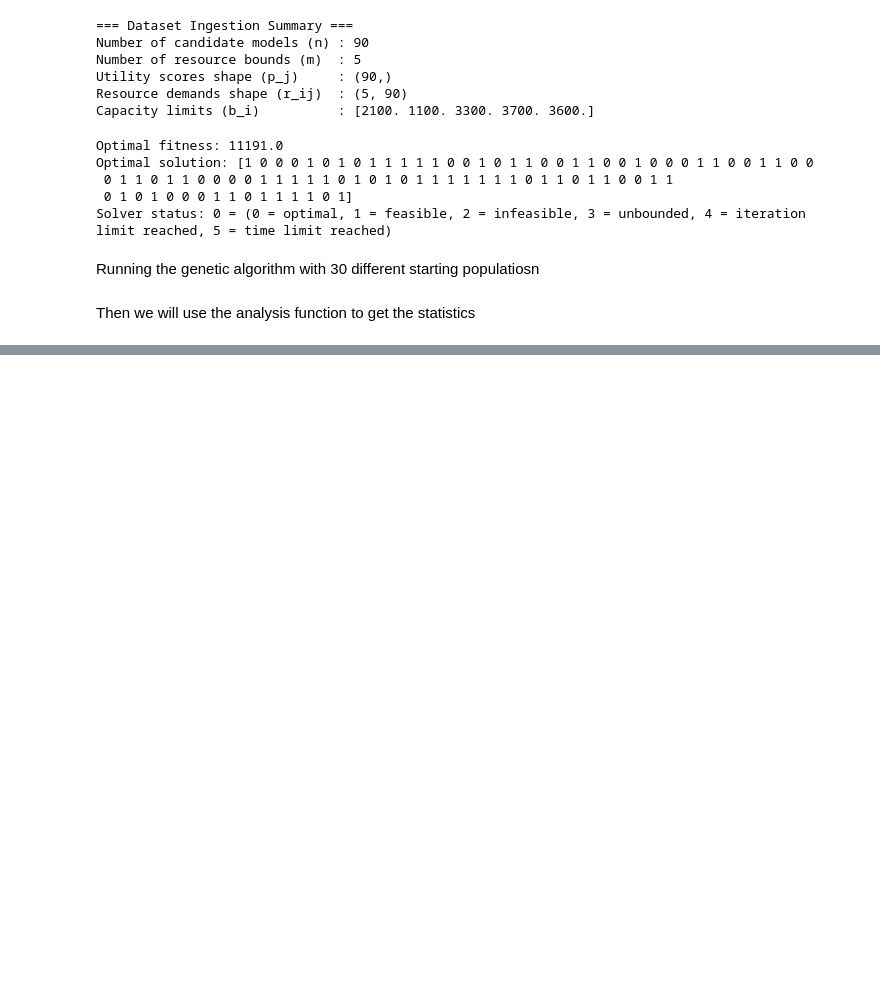
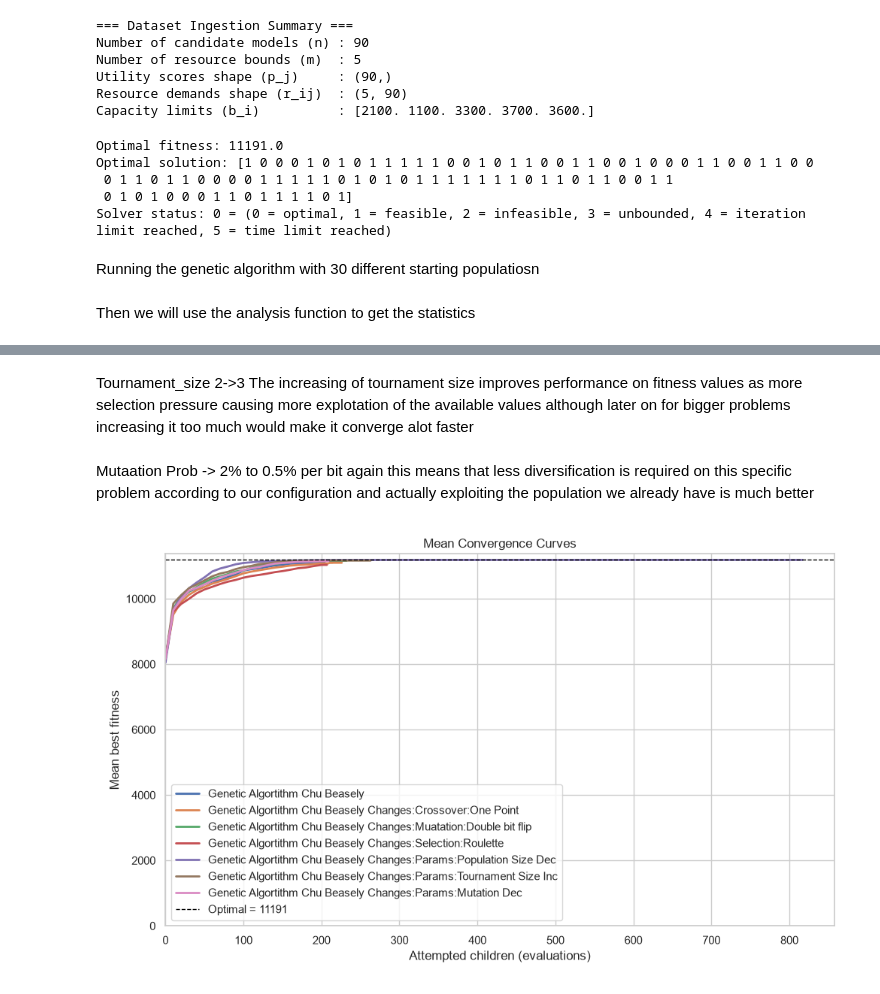
Before and after one commit to Aazm-0/university-assigments, a Jupyter notebook: metahuristics/notebooks/assigments_part2.1.ipynb, the cells around one changed output, grey strips where cells are left out. Drawn from its saved outputs; the diff is of its cells as text; code cells hidden in the pictures; blank space fills up the shorter version.

Commit message:
Different constraints and muations testeed

```diff
--- a/metahuristics/notebooks/assigments_part2.1.ipynb
+++ b/metahuristics/notebooks/assigments_part2.1.ipynb
@@ -264,8 +366,10 @@ def genetic_algorithm(initial_population,utilities,demands,capacities,params,rng
 
     # Component arguments
     mutation_prob = params["mutation_probability"]
-    tournament_size = params.get("tournament_size", 2)
-    parent_size = params["parents_size"]
+    selection_params = params.get("selection_params", {})
+    parent_size = params.get("parents_size", 2)
+    if parent_size < 2:
+        raise ValueError("parents_size must be at least 2 for crossover")
     target_accepted_children = params["target_accepted_children"]
     population_size = params.get("population_size",90)
 
@@ -276,7 +380,7 @@ def genetic_algorithm(initial_population,utilities,demands,capacities,params,rng
         population = initial_population.copy()
 
     # We should not store 1000000 iterations of objects we will store it in itervals
-    history_interval = 1000
+    history_interval = 10
 
     # Initial fitness
     population_fitness = population @ utilities
@@ -290,24 +394,35 @@ def genetic_algorithm(initial_population,utilities,demands,capacities,params,rng
         "attempted_children": [0],
         "best_solution" : [best_solution.copy()],
         "best_fitness" : [best_fitness],
-        "population" : [population.copy()]
+        # "population" : [population.copy()]
     }
 
     multipliers_linporg = calculate_multipliers(utilities,demands,capacities)
+    add_drop_orders = prepare_add_drop_orders(
+        utilities,demands,multipliers_linporg
+    )
     # Children
     accepted = 0
     attempted = 0
     duplicates = 0
 
     while not termination_boolean(accepted,target_accepted_children):
-        parents = selection_func(population,population_fitness,rng, tournament_size,parent_size)
+        parents = selection_func(
+            population,
+            population_fitness,
+            rng,
+            n_parents=parent_size,
+            **selection_params,
+        )
         parent1 = population[parents[0]]
         parent2 = population[parents[1]]
 
         child = crossover_func(parent1,parent2,rng)
         mutated_child = mutation_func(child,rng,mutation_prob)
 
-        constraint_handled_child = constraint_handler_func(mutated_child,utilities,demands,capacities,multipliers_linporg)
+        constraint_handled_child = constraint_handler_func(
+            mutated_child,demands,capacities,add_drop_orders
+        )
         attempted += 1
 
         is_population_changed,new_population = replacement_func(constraint_handled_child,population,utilities)
@@ -327,7 +442,7 @@ def genetic_algorithm(initial_population,utilities,demands,capacities,params,rng
             step_history["attempted_children"].append(attempted)
             step_history["best_solution"].append(best_solution.copy())
             step_history["best_fitness"].append(best_fitness)
-            step_history["population"].append(population.copy())
+            # step_history["population"].append(population.copy())
 
     # It stores at intervals but we need the final value
     if attempted % history_interval != 0:
@@ -335,7 +450,7 @@ def genetic_algorithm(initial_population,utilities,demands,capacities,params,rng
         step_history["attempted_children"].append(attempted)
         step_history["best_solution"].append(best_solution.copy())
         step_history["best_fitness"].append(best_fitness)
-        step_history["population"].append(population.copy())
+        # step_history["population"].append(population.copy())
 
     elapsed_time = time.perf_counter() - start
 
@@ -570,6 +855,11 @@ results_chu = run_multiple_times(
     params=[
         ga_config_chu_beasely,
         ga_config_chu_beasely_onepoint_crossover,
+        ga_config_chu_beasely_double_bit_muatation,
+        ga_config_chu_beasely_selection_roulette,
+        ga_config_chu_beasely_params_population_size_decinc,
+        ga_config_chu_beasely_params_tournament_size,
+        ga_config_chu_beasely_params_mutation_prob
     ],
     seed=42
 )
@@ -618,0 +922,11 @@ Best gap: 0.0
+# %% [markdown]
+Tournament_size 2->3 The increasing of tournament size improves performance on fitness values
+as more selection pressure causing more explotation of the available values although later on for bigger problems
+increasing it too much would make it converge alot faster
+# %% [markdown]
+Mutaation Prob -> 2% to 0.5% per bit again this means that less diversification is required on this specific problem
+according to our configuration and actually exploiting the population we already have is much better
+# %%
+plot_ga_convergence(analysis_chu,optimal_fitness = best_optimal_fitness, y_floor_fraction=0)
+# %% [output]
+[figure, added]
```
Also changed, not shown: parts of 18 cells of this notebook.
